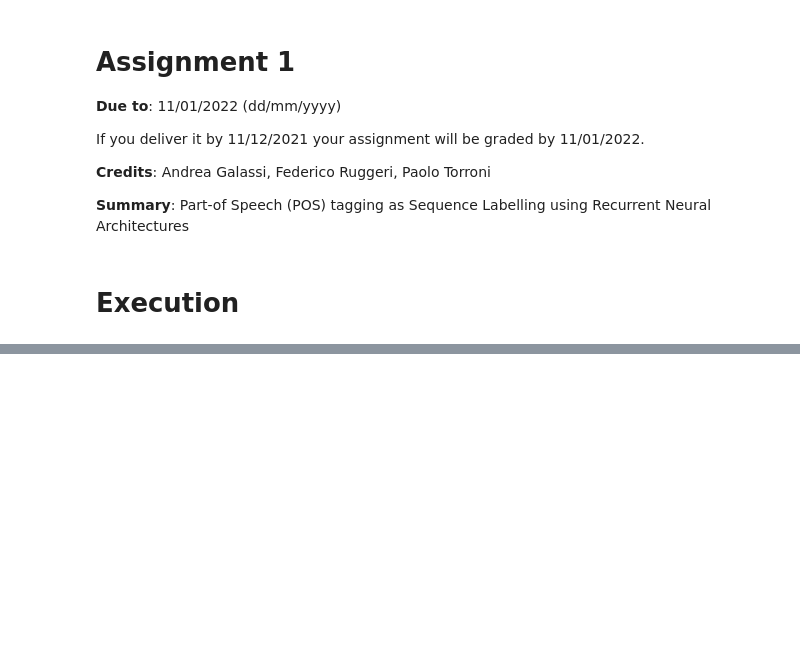
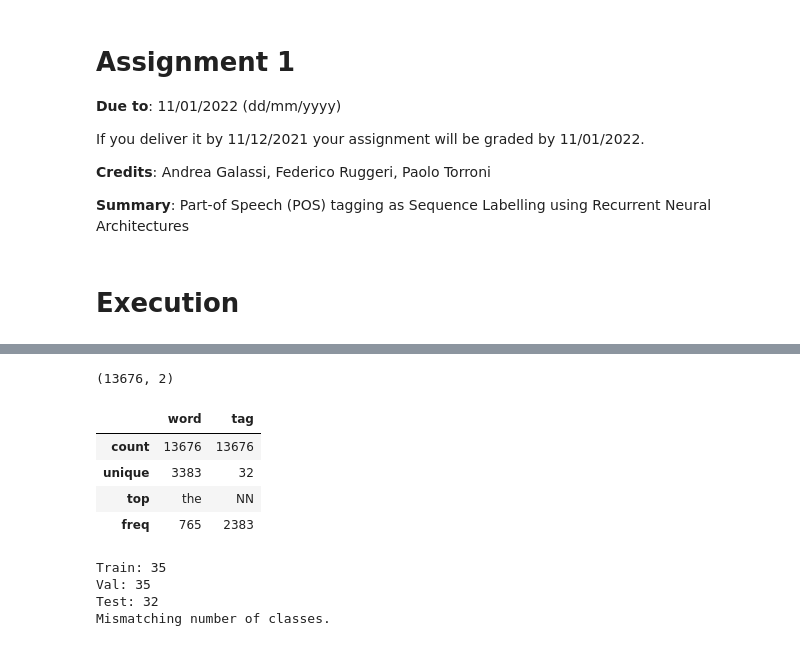
Before and after one commit to antoniototimorelli/nlp_unibo_2023-24_assignments, a Jupyter notebook: Assignment_1/POS_Toti.ipynb, the cells around one changed output, grey strips where cells are left out. Cells and saved outputs as stored; diff of their text form; code cells hidden in the pictures; blank space fills up the shorter version.

```diff
--- a/Assignment_1/POS_Toti.ipynb
+++ b/Assignment_1/POS_Toti.ipynb
@@ -132,0 +138,38 @@ emb_model = gloader.load('glove-wiki-gigaword-100')
+# %%
+test_df = pd.DataFrame(test_corpus, columns = ['word', 'tag'])
+
+test_df['word'] = pre_process(test_df,'word')
+
+remove = [':', '#', '"', '$', '-LRB-', '-RRB-', ',', '.', "''", '``', 'SYM']
+for r in remove:
+  test_df['tag'].replace(r, np.nan, inplace=True)
+test_df.dropna(inplace=True)
+
+
+tags_test = sorted(list(set([x for x in test_df.tag])))
+
+print(test_df.shape)
+test_df.describe()
+# %% [output]
+(13676, 2)
+|  | word | tag |
+| count | 13676 | 13676 |
+| unique | 3383 | 32 |
+| top | the | NN |
+| freq | 765 | 2383 |
+# %%
+print('Train:',len(tags_train))
+print('Val:',len(tags_val))
+print('Test:',len(tags_test))
+
+if len(tags_test) != len(tags_val) or len(tags_test) != len(tags_train):
+  print('Mismatching number of classes.')
+else:
+  print('\nTags:')
+  for tag in tags_train:
+    print(f'-{tag}')
+# %% [output]
+Train: 35
+Val: 35
+Test: 32
+Mismatching number of classes.
```
Also changed, not shown: parts of 49 cells of this notebook, 2 other files.
